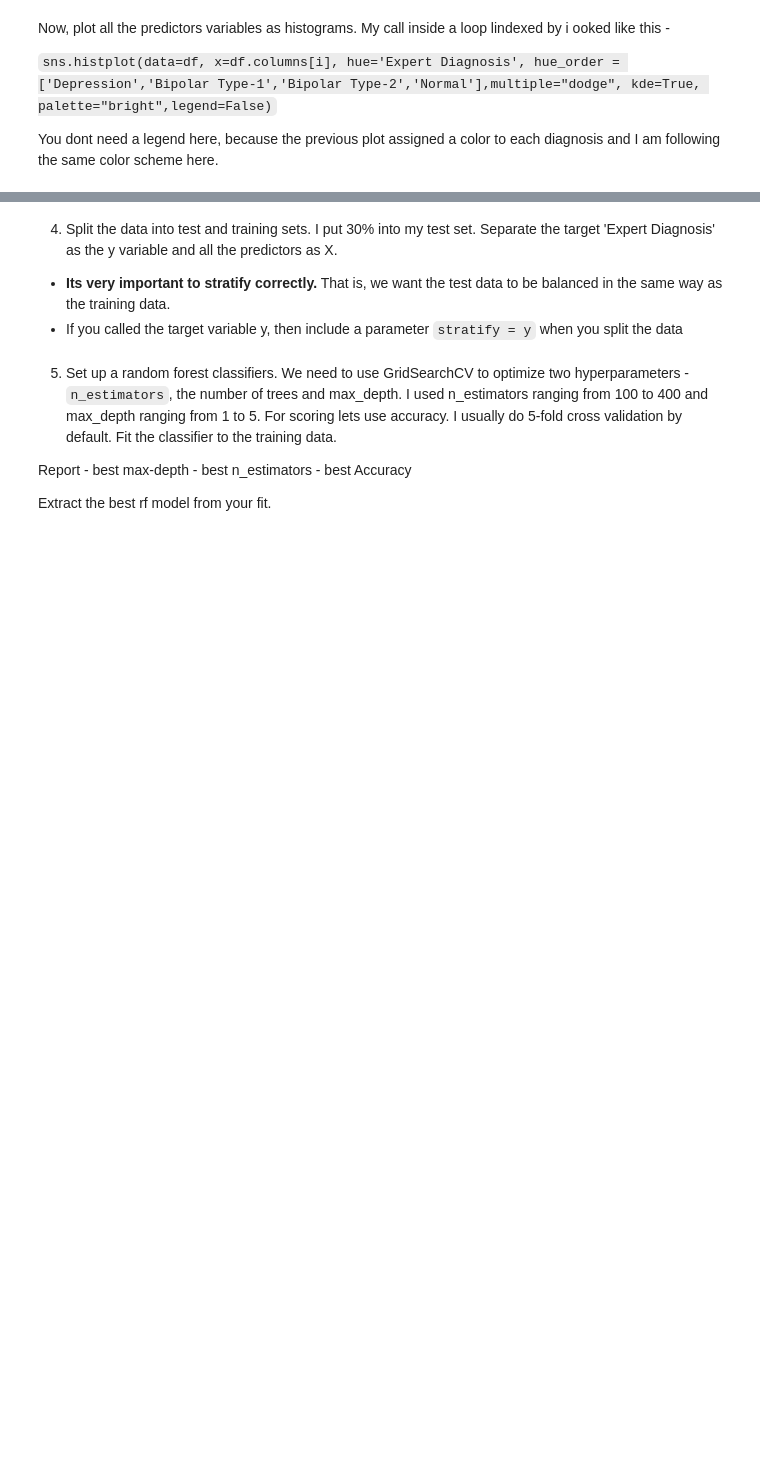
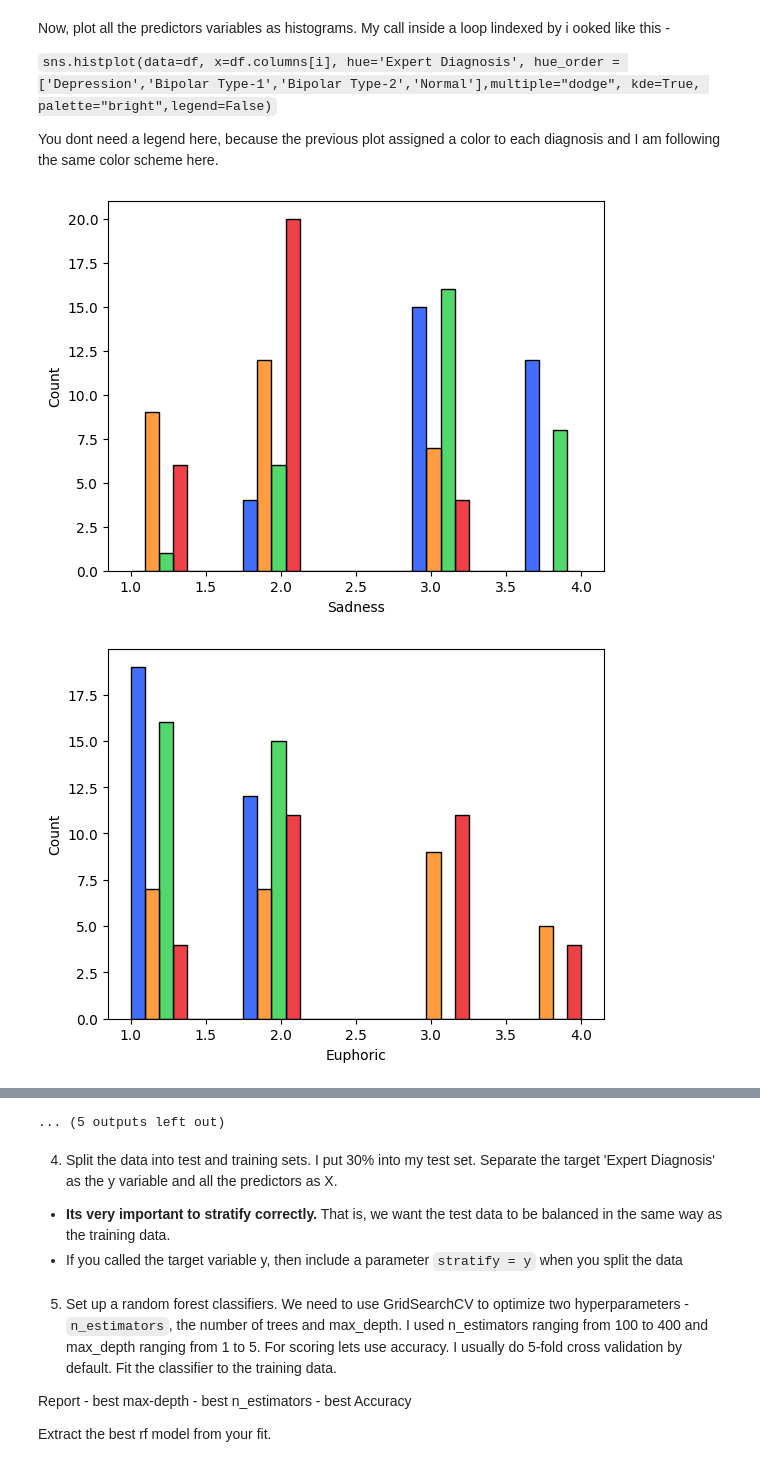
Before and after one commit to rheremm/COGS105, a Jupyter notebook: Homework/Homework4/Assignment4.ipynb, the cells around one changed output, grey strips where cells are left out. Saved outputs shown, nothing was run; the diff lists cells and outputs as text; code cells hidden in the pictures; blank space fills up the shorter version.

```diff
--- a/Homework/Homework4/Assignment4.ipynb
+++ b/Homework/Homework4/Assignment4.ipynb
@@ -117,3 +172,14 @@ Now, plot all the predictors variables as histograms. My call inside a loop lind
 `sns.histplot(data=df, x=df.columns[i], hue='Expert Diagnosis', hue_order = ['Depression','Bipolar Type-1','Bipolar Type-2','Normal'],multiple="dodge", kde=True, palette="bright",legend=False)`
 
 You dont need a legend here, because the previous plot assigned a color to each diagnosis and I am following the same color scheme here.
+# %%
+predictor_columns = [col for col in df.columns if col != 'Expert Diagnosis']
+
+for i in range(len(predictor_columns)):
+    sns.histplot(data=df, x=predictor_columns[i], hue='Expert Diagnosis',
+                hue_order=['Depression','Bipolar Type-1','Bipolar Type-2','Normal'],
+                multiple="dodge", palette="bright", legend=False)
+    plt.show()
+# %% [output]
+[figure, added]
+[figure, added]
@@ -120,3 +196,4 @@ You dont need a legend here, because the previous plot assigned a color to each
+... (5 outputs left out)
 # %% [markdown]
 4.  Split the data into test and training sets. I put 30% into my test set.  Separate the target 'Expert Diagnosis' as the y variable and all the predictors as X.
 - **Its very important to stratify correctly.**  That is, we want the test data to be balanced in the same way as the training data.
```
Also changed, not shown: parts of 13 cells of this notebook.
